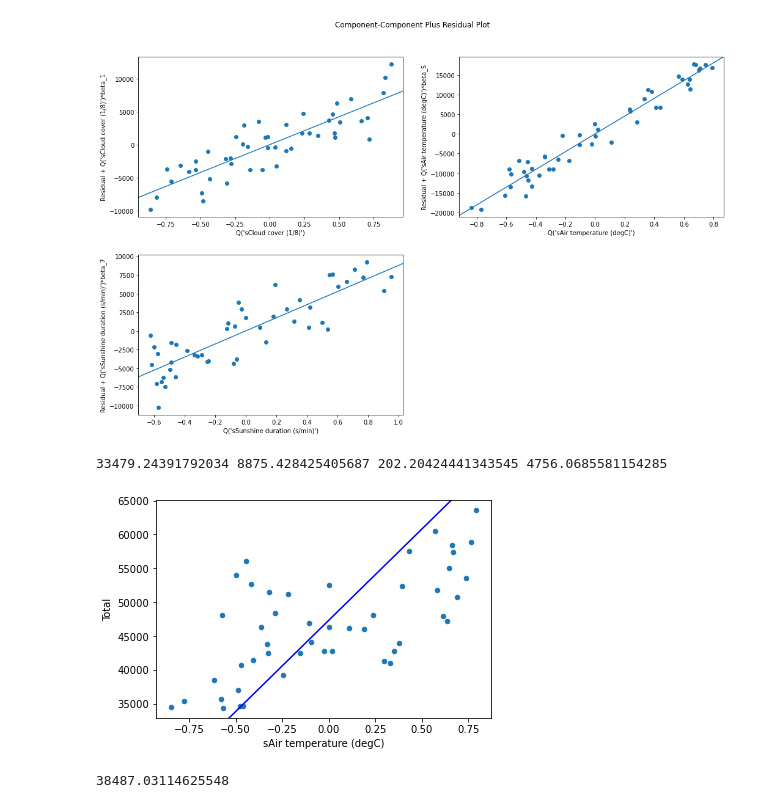
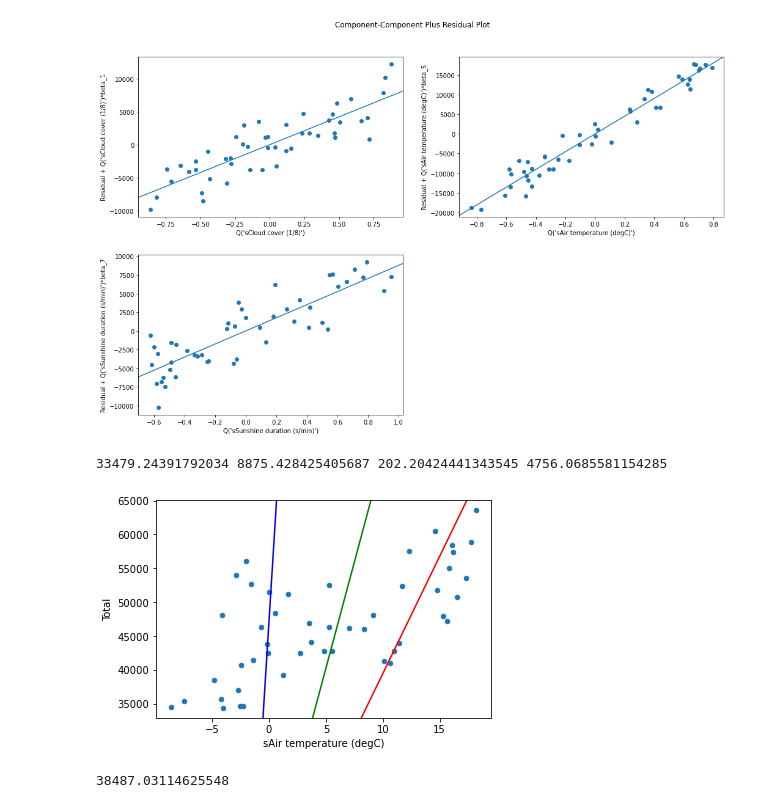
Before and after one commit to DataScience-MiniProjects/IDS-MiniProject, a Jupyter notebook: project-notebook.ipynb, the cells around one changed output. Saved outputs shown, nothing was run; the diff lists cells and outputs as text; code cells hidden in the pictures.

Commit message:
Implement function for denormalizing weather features, create first draft of temperature-alochol graph

```diff
--- a/project-notebook.ipynb
+++ b/project-notebook.ipynb
@@ -683,6 +683,15 @@ figure = sm.graphics.plot_ccpr_grid(model, [1,5,7], fig=size)
 figure.tight_layout(pad=3.0)
 # %% [output]
 [figure]
+# %%
+# Denormalize input. If input is dataframe, give series=False and don't give series_name.
+# If input is a series, give series=True and the name of the weather feature (without the "s") as series_name.
+def denormalize(data, series=False, series_name=""):
+    if not series:
+        for col in len(data.columns.tolist()):
+            data.iloc[col] = data.iloc[col] * 2*distribution_total.iloc[col]["std"] + distribution_total.iloc[col]["mean"]
+        return data
+    return data * 2*distribution_total.loc[series_name]["std"] + distribution_total.loc[series_name]["mean"]
 # %%
 # Alcohol as a function of temperature
 
@@ -700,35 +709,35 @@ total_p = total[1]
 
 beer_int = beer_p.Intercept
 wine_int = wine_p.Intercept
 s_wine_int = s_wine_p.Intercept
 spirits_int = spirits_p.Intercept
 total_int = total_p.Intercept
 
 beer_slope = beer_p["Q('sAir temperature (degC)')"]
 wine_slope = wine_p["Q('sAir temperature (degC)')"]
 s_wine_slope = s_wine_p["Q('sAir temperature (degC)')"]
 spirits_slope = spirits_p["Q('sAir temperature (degC)')"]
 total_slope = total_p["Q('sAir temperature (degC)')"]
 
 X, y = process_data_for_lr("Total", False)
-data = pd.concat([y, X["sAir temperature (degC)"]], axis=1)
+data = pd.concat([y, denormalize(X["sAir temperature (degC)"], True, "Air temperature (degC)")], axis=1)
 data.plot.scatter("sAir temperature (degC)", "Total")
 
 abline_plot(intercept = total_int, slope = total_slope,
     ax=plt.gca(), color="blue", label="beer")
 abline_plot(intercept = wine_int, slope = wine_slope,
     ax=plt.gca(), color="green", label="wine")
 abline_plot(intercept = s_wine_int, slope = s_wine_slope,
     ax=plt.gca(), color="magenta", label="strong wine")
 abline_plot(intercept = spirits_int, slope = spirits_slope,
     ax=plt.gca(), color="red", label="spirits")
 
 print(beer_int, wine_int, s_wine_int, spirits_int)
 
 #plt.legend()
 # %% [output]
 33479.24391792034 8875.428425405687 202.20424441343545 4756.0685581154285
-[figure, old version]
+[figure, new version]
 # %%
 def predict_alcohol(alc_type="Total", cloud=distribution_total.iloc[0], pressure=distribution_total.iloc[1], rain=distribution_total.iloc[2], snow=distribution_total.iloc[3], temp=distribution_total.iloc[4], wind=distribution_total.iloc[5], sun=distribution_total.iloc[6]):
 
```
